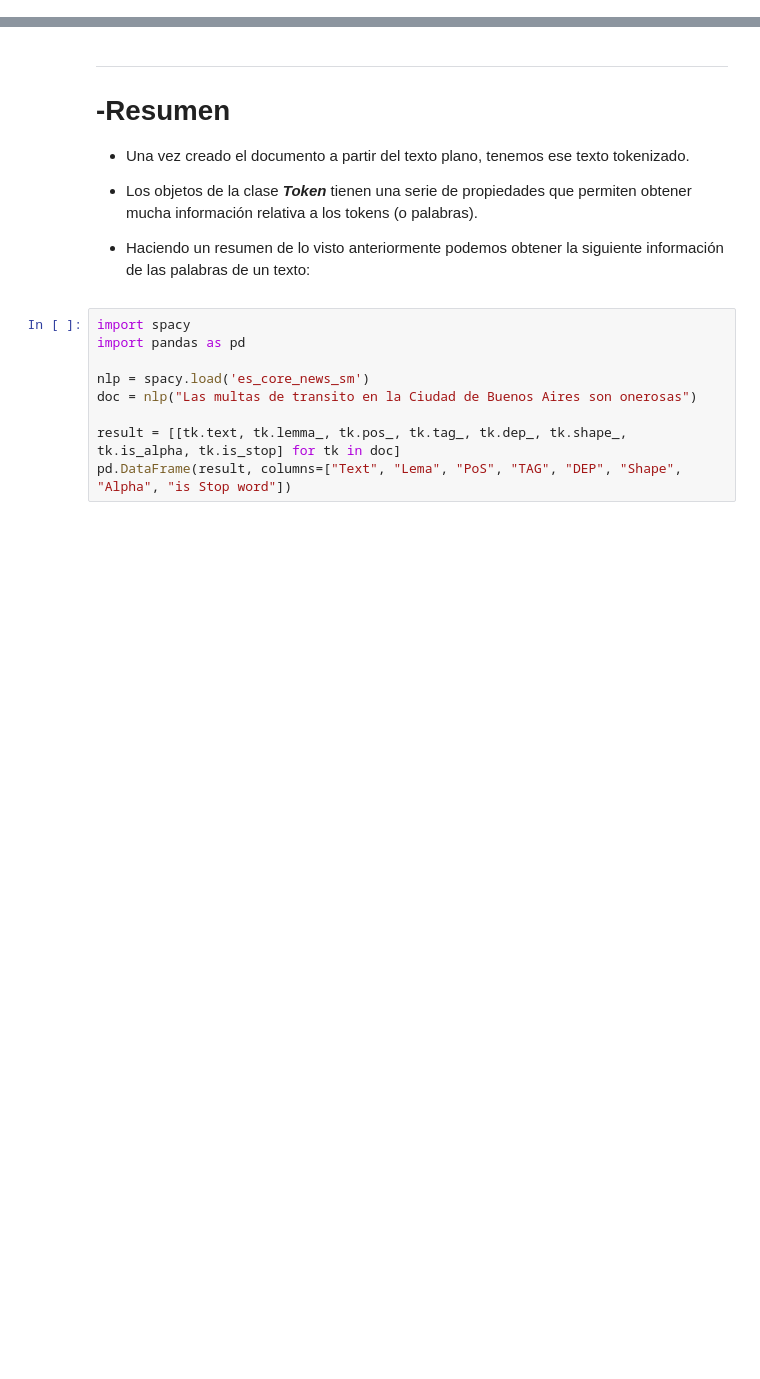
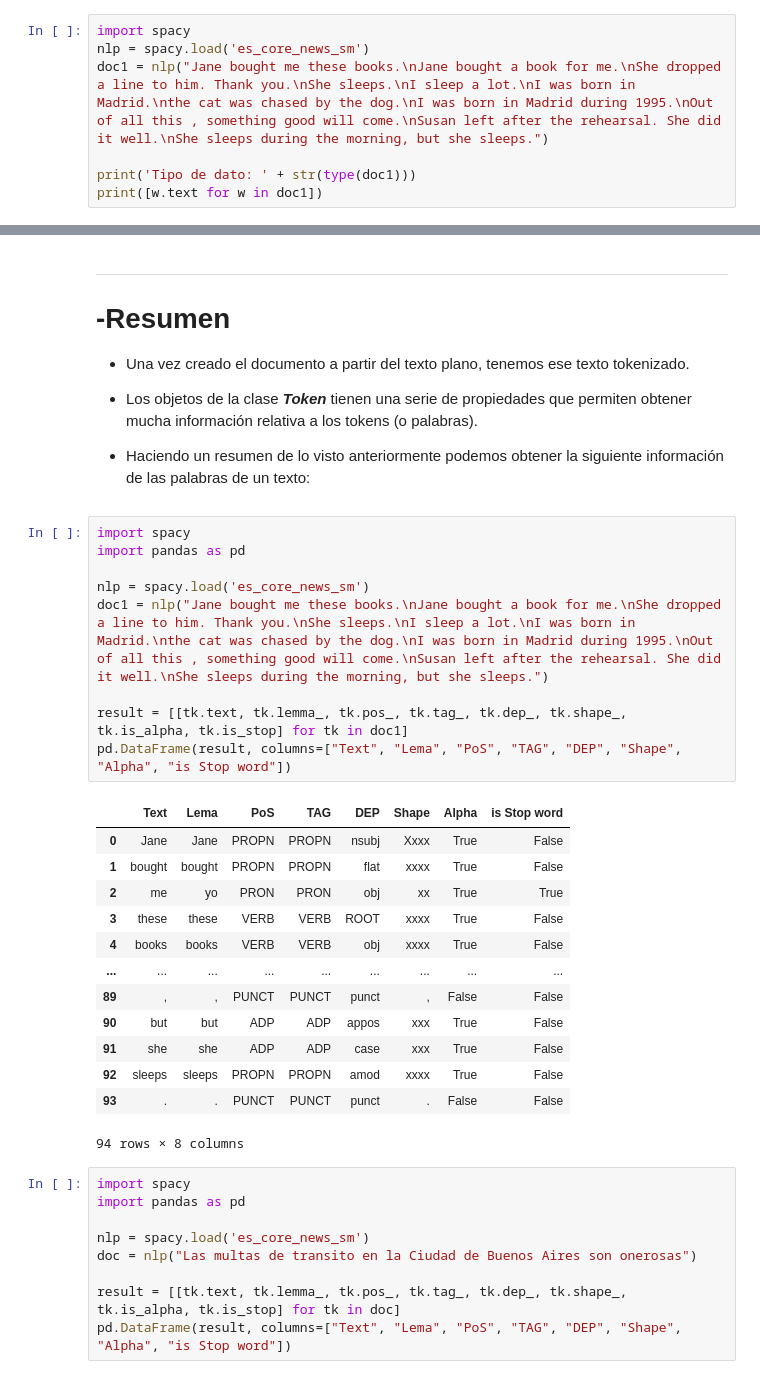
Before and after one commit to Viny2030/NLP, a Jupyter notebook: 3_Normalizacionspacy.ipynb, the cells around one changed output, grey strips where cells are left out. Drawn from its saved outputs; the diff is of its cells as text; blank space fills up the shorter version.

```diff
--- a/3_Normalizacionspacy.ipynb
+++ b/3_Normalizacionspacy.ipynb
@@ -148,3 +150,10 @@ en_core_web_sm    >=3.7.2,<3.8.0   3.7.1   --> 3.1.0
 ============================== Install updates ==============================
 Use the following commands to update the packages:
 python -m spacy download en_core_web_sm
+# %%
+import spacy
+nlp = spacy.load('es_core_news_sm')
+doc1 = nlp("Jane bought me these books.\nJane bought a book for me.\nShe dropped a line to him. Thank you.\nShe sleeps.\nI sleep a lot.\nI was born in Madrid.\nthe cat was chased by the dog.\nI was born in Madrid during 1995.\nOut of all this , something good will come.\nSusan left after the rehearsal. She did it well.\nShe sleeps during the morning, but she sleeps.")
+
+print('Tipo de dato: ' + str(type(doc1)))
+print([w.text for w in doc1])
@@ -290,6 +413,29 @@ Mundo - MISC - Miscellaneous entities, e.g. events, nationalities, products or w
 
 
 * Haciendo un resumen de lo visto anteriormente podemos obtener la siguiente información de las palabras de un texto:
+# %%
+import spacy
+import pandas as pd
+
+nlp = spacy.load('es_core_news_sm')
+doc1 = nlp("Jane bought me these books.\nJane bought a book for me.\nShe dropped a line to him. Thank you.\nShe sleeps.\nI sleep a lot.\nI was born in Madrid.\nthe cat was chased by the dog.\nI was born in Madrid during 1995.\nOut of all this , something good will come.\nSusan left after the rehearsal. She did it well.\nShe sleeps during the morning, but she sleeps.")
+
+result = [[tk.text, tk.lemma_, tk.pos_, tk.tag_, tk.dep_, tk.shape_, tk.is_alpha, tk.is_stop] for tk in doc1]
+pd.DataFrame(result, columns=["Text", "Lema", "PoS", "TAG", "DEP", "Shape", "Alpha", "is Stop word"])
+# %% [output]
+|  | Text | Lema | PoS | TAG | DEP | Shape | Alpha | is Stop word |
+| 0 | Jane | Jane | PROPN | PROPN | nsubj | Xxxx | True | False |
+| 1 | bought | bought | PROPN | PROPN | flat | xxxx | True | False |
+| 2 | me | yo | PRON | PRON | obj | xx | True | True |
+| 3 | these | these | VERB | VERB | ROOT | xxxx | True | False |
+| 4 | books | books | VERB | VERB | obj | xxxx | True | False |
+| ... | ... | ... | ... | ... | ... | ... | ... | ... |
+| 89 | , | , | PUNCT | PUNCT | punct | , | False | False |
+| 90 | but | but | ADP | ADP | appos | xxx | True | False |
+| 91 | she | she | ADP | ADP | case | xxx | True | False |
+| 92 | sleeps | sleeps | PROPN | PROPN | amod | xxxx | True | False |
+| 93 | . | . | PUNCT | PUNCT | punct | . | False | False |
+94 rows × 8 columns
 # %%
 import spacy
 import pandas as pd
```
Also changed, not shown: parts of 15 cells of this notebook.
